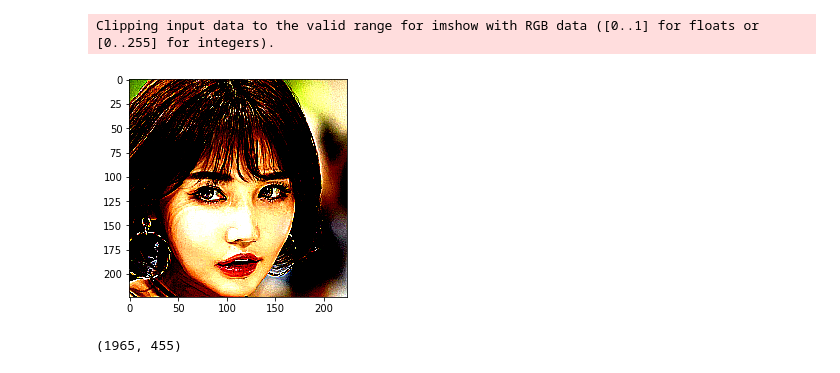
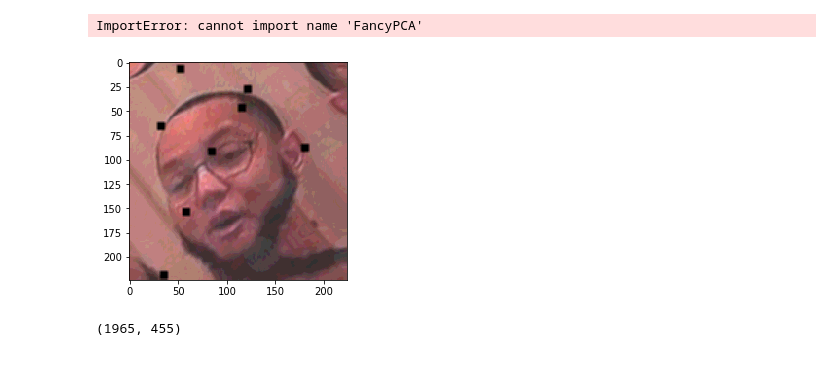
Before and after one commit to 1M50RRY/dfdc-kaggle-solution, a Jupyter notebook: Data.ipynb, the cells around one changed output. Drawn from its saved outputs; the diff is of its cells as text; code cells hidden in the pictures.

```diff
--- a/Data.ipynb
+++ b/Data.ipynb
@@ -29,48 +29,47 @@ from albumentations import (
     Transpose, ShiftScaleRotate, Blur, OpticalDistortion, GridDistortion, HueSaturationValue,
     IAAAdditiveGaussianNoise, GaussNoise, MotionBlur, MedianBlur, RandomBrightnessContrast, IAAPiecewiseAffine,
     IAASharpen, IAAEmboss, Flip, OneOf, Compose, ImageCompression, Resize, RandomScale, RandomFog, RandomShadow, Downscale, JpegCompression, CenterCrop,
-    RandomGamma, RandomContrast, Cutout, RandomCrop, Normalize
+    RandomGamma, RandomContrast, Cutout, RandomCrop, Normalize, Cutout, RandomFog,Posterize,FancyPCA
 )
 
 
 random.seed(0)
 np.random.seed(0)
 device = torch.device('cuda:0' if torch.cuda.is_available() else 'cpu')
+# %% [output]
+ImportError: cannot import name 'FancyPCA'
 # %%
 def strong_aug(p=1):
     return Compose([
-        Resize(256, 256),
-        RandomCrop(224, 224),
-        OneOf([
-            Downscale(scale_min=0.25, scale_max=0.75, p=1.0),
-            JpegCompression(quality_lower=8, quality_upper=30, p=1),
-        ], p=0.3),
-        OneOf([IAAAdditiveGaussianNoise(p=1), GaussNoise(p=1)], p=0.3),
-        OneOf([CLAHE(clip_limit=2,p=1), IAASharpen(p=1), IAAEmboss(p=1), RandomGamma(p=1)], p=0.3),
-        OneOf([RandomBrightnessContrast(p=1), RandomContrast(limit=0.2, p=1)], p=0.3),
-        OneOf([MotionBlur(blur_limit=30,p=1),MedianBlur(blur_limit=5, p=1),Blur(blur_limit=5, p=1),], p=0.3),
-        RandomRotate90(p=0.3),
-        HueSaturationValue(hue_shift_limit=10, p=0.3),
+        JpegCompression(quality_lower=8, quality_upper=30, p=1),
+        OneOf([IAAAdditiveGaussianNoise(p=1), GaussNoise(p=1)], p=1),
+        OneOf([CLAHE(clip_limit=2,p=1), IAASharpen(p=1), IAAEmboss(p=1)], p=1),
+        RandomGamma(p=1),
+        RandomBrightnessContrast(p=1),
+        OneOf([MotionBlur(blur_limit=5,p=1),MedianBlur(blur_limit=5, p=1),Blur(blur_limit=5, p=1)], p=1),
+        OpticalDistortion(p=1),
+        HueSaturationValue(hue_shift_limit=10, p=1),
+        RandomRotate90(p=0.5),
         HorizontalFlip(p=0.5),
-        Resize(224, 224),
+        ShiftScaleRotate(p=1),
+        Cutout(p=1),
+        RandomFog(p=1),
+        Posterize(p=1),
+        FancyPCA(p=1)
     ], p=p)
 # %%
 from albumentations import CoarseDropout
-
-img = cv2.imread(r'C:\Users\user\Desktop\Projects\dfdc-kaggle-solution\data\train\real\03988.png')
+path = r'C:\Users\user\Desktop\Projects\dfdc-kaggle-solution\data\train\fake\aabmgfhcgg.jpg' if True else r'C:\Users\user\Desktop\Projects\dfdc-kaggle-solution\data\train\real\00000.png'
+img = cv2.imread(path)
 img = cv2.cvtColor(img, cv2.COLOR_BGR2RGB)
-img = Resize(256,256)(image=img)['image']
-img = RandomCrop(224,224,p=1)(image=img)['image']
-img = Normalize(
-                mean=[0.485, 0.456, 0.406],
-                std=[0.229, 0.224, 0.225],
-            )(image=img)['image']
-img = IAASharpen(p=1)(image=img)['image']
+img = cv2.resize(img, (256, 256))
+img = CenterCrop(224,224)(image=img)['image']
+img = strong_aug()(image=img)['image']
+img = Resize(224,224)(image=img)['image']
 plt.imshow(img)
 plt.show()
 # %% [output]
-Clipping input data to the valid range for imshow with RGB data ([0..1] for floats or [0..255] for integers).
-[figure, old version]
+[figure, new version]
 # %%
 facedet = BlazeFace().to(device)
 facedet.load_weights("pipeline/blazeface.pth")
```
Also changed, not shown: 3 other files.
